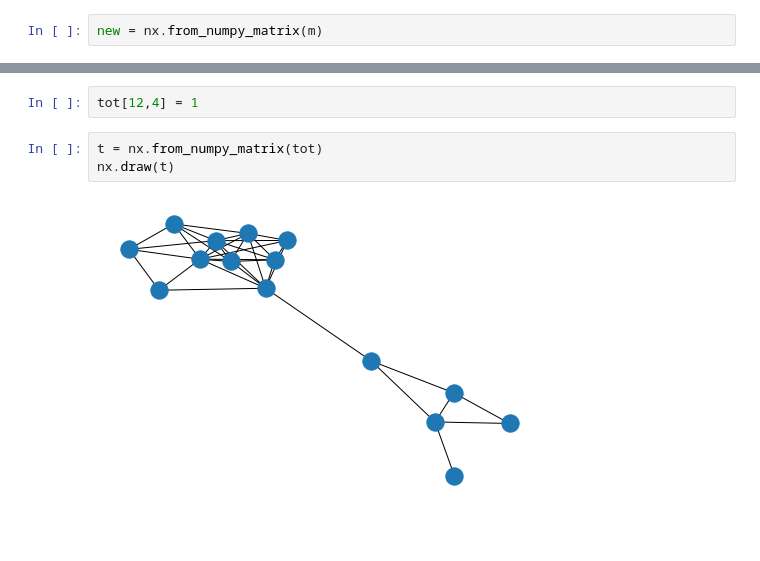
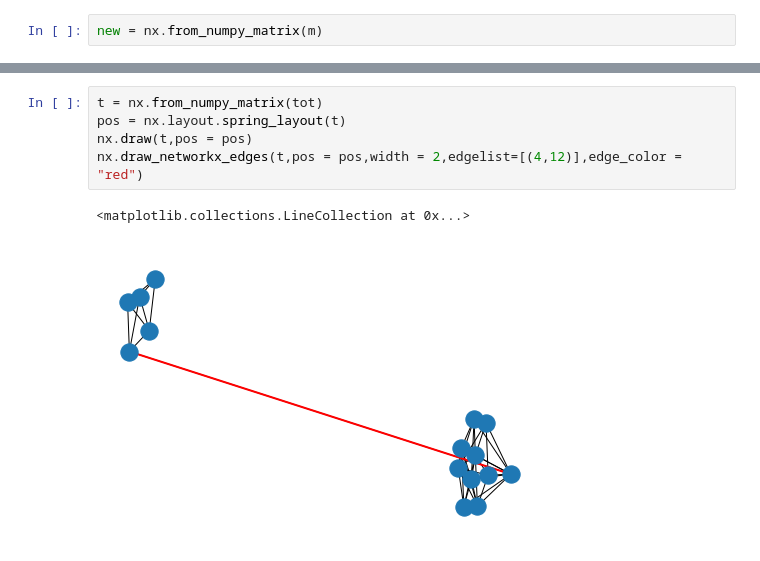
Before and after one commit to riccardoscheda/thesis, a Jupyter notebook: notes.ipynb, the cells around one changed output, grey strips where cells are left out. Cells and saved outputs as stored; diff of their text form; blank space fills up the shorter version.

```diff
--- a/notes.ipynb
+++ b/notes.ipynb
@@ -69,7 +69,8 @@ plt.imshow(tot)
-# %%
-tot[12,4] = 1
-# %%
-t = nx.from_numpy_matrix(tot)
-nx.draw(t)
-# %% [output]
-[figure, removed]
+# %%
+t = nx.from_numpy_matrix(tot)
+pos = nx.layout.spring_layout(t)
+nx.draw(t,pos = pos)
+nx.draw_networkx_edges(t,pos = pos,width = 2,edgelist=[(4,12)],edge_color = "red")
+# %% [output]
+<matplotlib.collections.LineCollection at 0x...>
+[figure, added]
```
Also changed, not shown: parts of 9 cells of this notebook, 1 other file.
